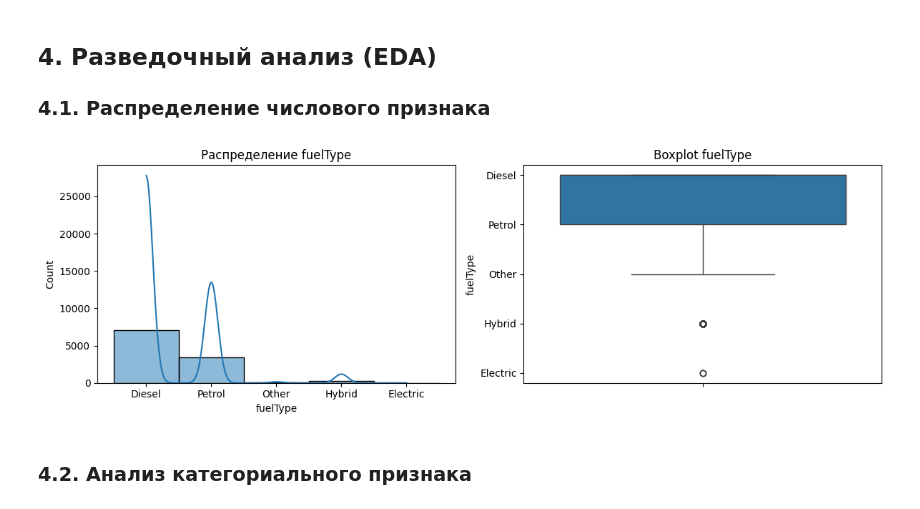
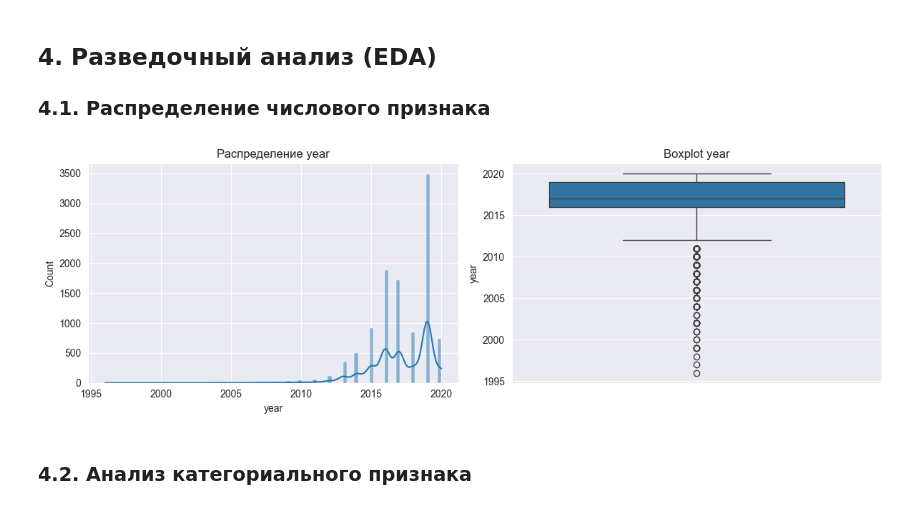
Before and after one commit to ibethatprettymothefucker/DataAnalysis, a Jupyter notebook: notebooks/01_data_understanding.ipynb, the cells around one changed output. Drawn from its saved outputs; the diff is of its cells as text; code cells hidden in the pictures.

```diff
--- a/notebooks/01_data_understanding.ipynb
+++ b/notebooks/01_data_understanding.ipynb
@@ -122,20 +123,20 @@ plt.show()
 ### 4.1. Распределение числового признака
 # %%
 # Замените на реальный признак
-numeric_col = 'fuelType'
+numeric_col = 'year'
 
 plt.figure(figsize=(12, 4))
 plt.subplot(1, 2, 1)
 sns.histplot(df[numeric_col], kde=True)
 plt.title(f'Распределение {numeric_col}')
 
 plt.subplot(1, 2, 2)
 sns.boxplot(y=df[numeric_col])
 plt.title(f'Boxplot {numeric_col}')
 plt.tight_layout()
 plt.show()
 # %% [output]
-[figure, old version]
+[figure, new version]
 # %% [markdown]
 ### 4.2. Анализ категориального признака
 # %%
```
Also changed, not shown: parts of 3 cells of this notebook.
